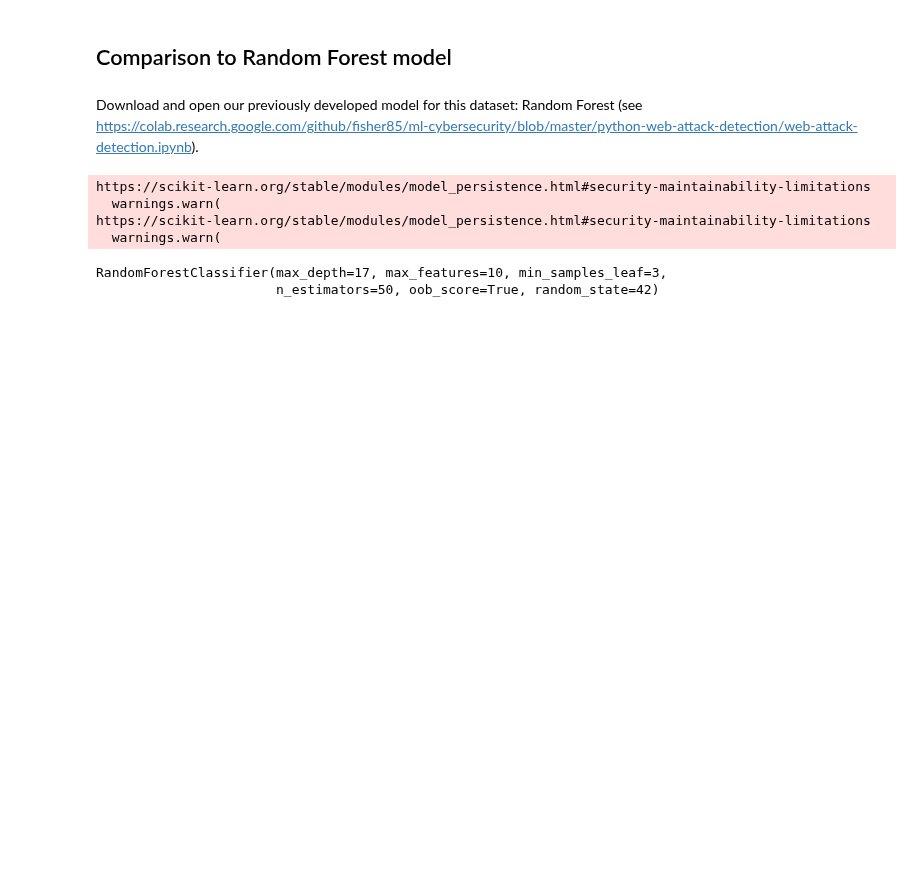
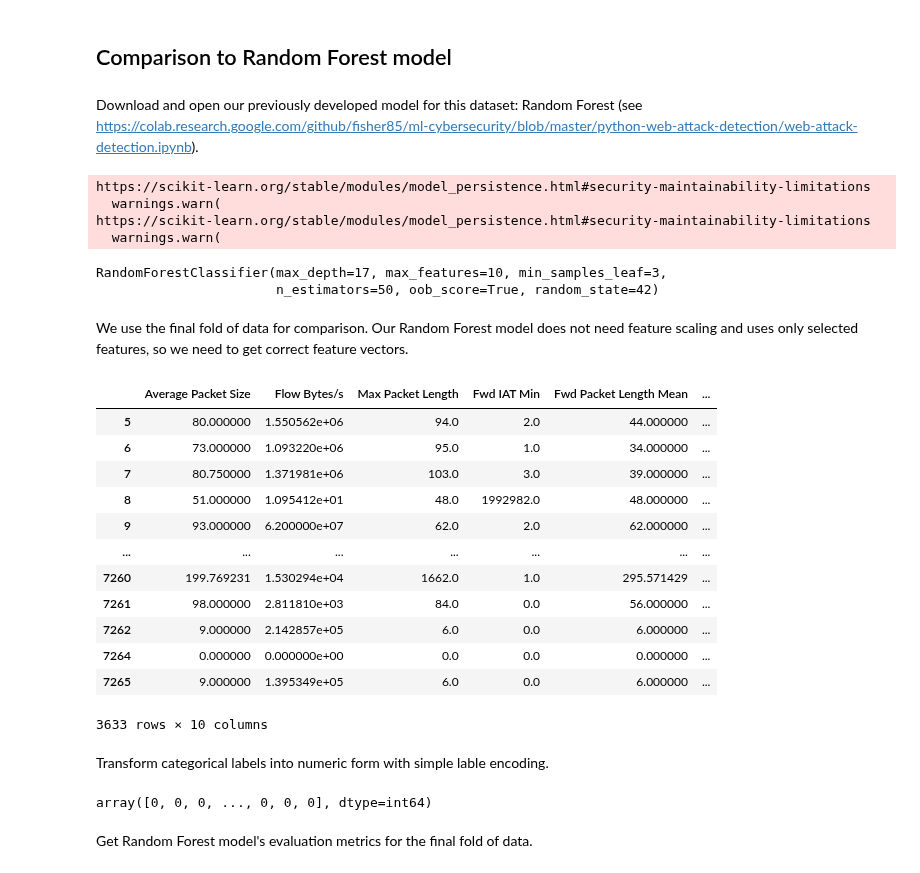
Before and after one commit to fisher85/ml-cybersecurity, a Jupyter notebook: python-web-attack-detection/web-attack-detection-using-CNN-BiLSTM.ipynb, the cells around one changed output. Drawn from its saved outputs; the diff is of its cells as text; code cells hidden in the pictures; blank space fills up the shorter version.

```diff
--- a/python-web-attack-detection/web-attack-detection-using-CNN-BiLSTM.ipynb
+++ b/python-web-attack-detection/web-attack-detection-using-CNN-BiLSTM.ipynb
@@ -411,3 +411,45 @@ https://scikit-learn.org/stable/modules/model_persistence.html#security-maintain
   warnings.warn(
 RandomForestClassifier(max_depth=17, max_features=10, min_samples_leaf=3,
                        n_estimators=50, oob_score=True, random_state=42)
+# %% [markdown]
+We use the final fold of data for comparison. Our Random Forest model does not need feature scaling and uses only selected features, so we need to get correct feature vectors.
+# %%
+columns = ['Average Packet Size', 'Flow Bytes/s', 'Max Packet Length', 'Fwd IAT Min',
+           'Fwd Packet Length Mean', 'Total Length of Fwd Packets', 'Flow IAT Mean',
+           'Fwd IAT Std', 'Fwd Packet Length Max', 'Fwd Header Length']
+X_test = X.iloc[test_index]
+X_test = X_test[columns]
+X_test
+# %% [output]
+|  | Average Packet Size | Flow Bytes/s | Max Packet Length | Fwd IAT Min | Fwd Packet Length Mean | ... |
+| 5 | 80.000000 | 1.550562e+06 | 94.0 | 2.0 | 44.000000 | ... |
+| 6 | 73.000000 | 1.093220e+06 | 95.0 | 1.0 | 34.000000 | ... |
+| 7 | 80.750000 | 1.371981e+06 | 103.0 | 3.0 | 39.000000 | ... |
+| 8 | 51.000000 | 1.095412e+01 | 48.0 | 1992982.0 | 48.000000 | ... |
+| 9 | 93.000000 | 6.200000e+07 | 62.0 | 2.0 | 62.000000 | ... |
+| ... | ... | ... | ... | ... | ... | ... |
+| 7260 | 199.769231 | 1.530294e+04 | 1662.0 | 1.0 | 295.571429 | ... |
+| 7261 | 98.000000 | 2.811810e+03 | 84.0 | 0.0 | 56.000000 | ... |
+| 7262 | 9.000000 | 2.142857e+05 | 6.0 | 0.0 | 6.000000 | ... |
+| 7264 | 0.000000 | 0.000000e+00 | 0.0 | 0.0 | 0.000000 | ... |
+| 7265 | 9.000000 | 1.395349e+05 | 6.0 | 0.0 | 6.000000 | ... |
+3633 rows × 10 columns
+# %% [markdown]
+Transform categorical labels into numeric form with simple lable encoding.
+# %%
+def encode_label(x):
+    if x == 'BENIGN':
+        return 0
+    elif 'Brute Force' in x:
+        return 1
+    elif 'Sql Injection' in x:
+        return 2
+    else:
+        return 3
+
+y_test = y_test.apply(encode_label).values
+y_test
+# %% [output]
+array([0, 0, 0, ..., 0, 0, 0], dtype=int64)
+# %% [markdown]
+Get Random Forest model's evaluation metrics for the final fold of data.
```
Also changed, not shown: parts of 10 cells of this notebook.
